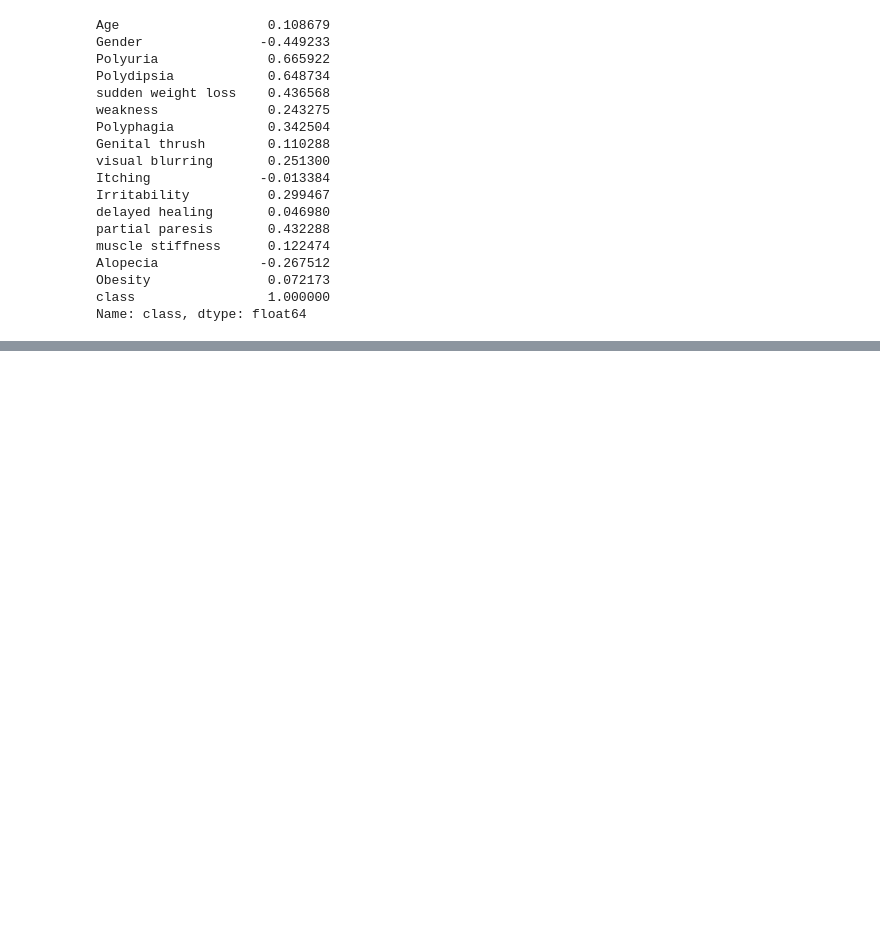
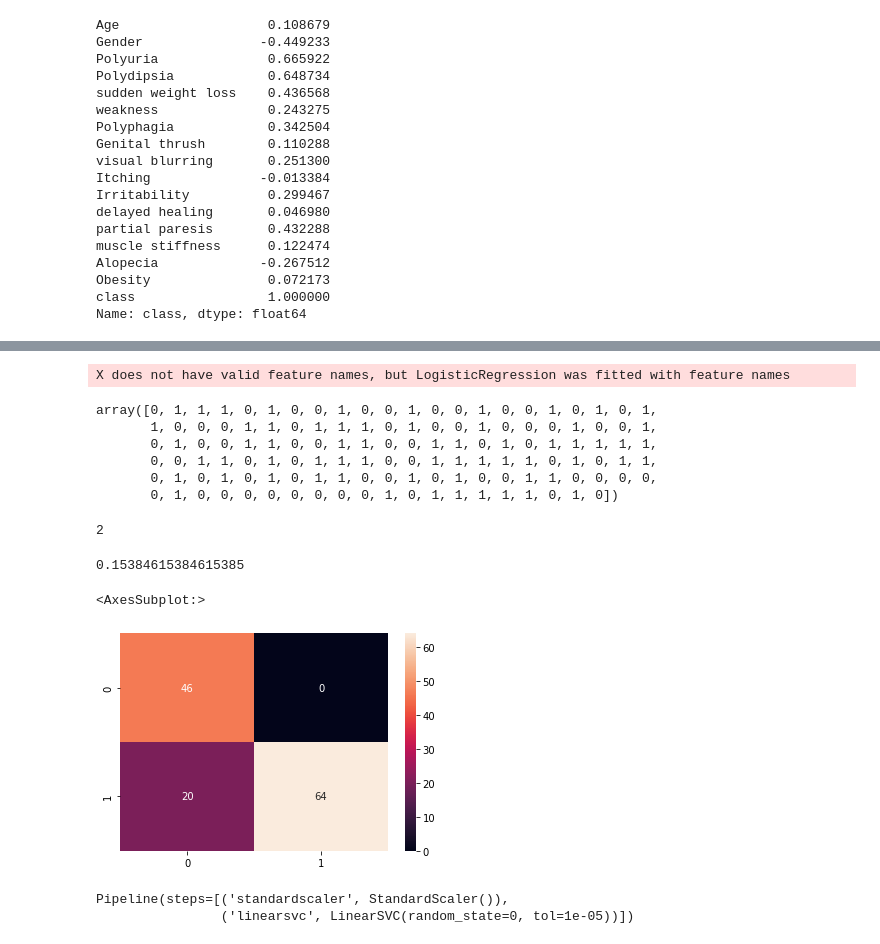
Before and after one commit to ryand0n/SC2022-BatchD-electric-pythons, a Jupyter notebook: Sophia Lee/Project EDA/EDA.ipynb, the cells around one changed output, grey strips where cells are left out. Drawn from its saved outputs; the diff is of its cells as text; code cells hidden in the pictures; blank space fills up the shorter version.

```diff
--- a/Sophia Lee/Project EDA/EDA.ipynb
+++ b/Sophia Lee/Project EDA/EDA.ipynb
@@ -209,3 +212,53 @@ fig = px.bar(corr_data, x='index', y=0, title="Correlaiton between Features and
 fig.show()
 # %% [output]
 [interactive output not drawn]
+# %%
+X = df.drop(['class','Age', 'weakness', 'Genital thrush', 'Itching', 'delayed healing', 'muscle stiffness', 'Obesity'], axis = 1)
+Y = df['class']
+# %%
+X_train,X_test, y_train, y_test = train_test_split(X, y, random_state = 42)
+# %%
+from sklearn.preprocessing import StandardScaler
+ss = StandardScaler()
+X_train = ss.fit_transform(X_train)
+X_test = ss.transform(X_test)
+# %%
+from sklearn.datasets import load_iris
+from sklearn.linear_model import LogisticRegression
+clf = LogisticRegression(random_state=0).fit(X, y)
+y_hat = clf.predict(X_test)
+# %% [output]
+X does not have valid feature names, but LogisticRegression was fitted with feature names
+# %%
+y_hat
+# %% [output]
+array([0, 1, 1, 1, 0, 1, 0, 0, 1, 0, 0, 1, 0, 0, 1, 0, 0, 1, 0, 1, 0, 1,
+       1, 0, 0, 0, 1, 1, 0, 1, 1, 1, 0, 1, 0, 0, 1, 0, 0, 0, 1, 0, 0, 1,
+       0, 1, 0, 0, 1, 1, 0, 0, 1, 1, 0, 0, 1, 1, 0, 1, 0, 1, 1, 1, 1, 1,
+       0, 0, 1, 1, 0, 1, 0, 1, 1, 1, 0, 0, 1, 1, 1, 1, 1, 0, 1, 0, 1, 1,
+       0, 1, 0, 1, 0, 1, 0, 1, 1, 0, 0, 1, 0, 1, 0, 0, 1, 1, 0, 0, 0, 0,
+       0, 1, 0, 0, 0, 0, 0, 0, 0, 0, 1, 0, 1, 1, 1, 1, 1, 0, 1, 0])
+# %%
+from sklearn.metrics import accuracy_score
+y_pred = [0, 2, 1, 3]
+y_true = [0, 1, 2, 3]
+accuracy_score(y_true, y_pred)
+0.5
+accuracy_score(y_true, y_pred, normalize=False)
+# %% [output]
+2
+# %%
+#Compute your MSE.
+total_squared_error = (np.sum((y_test - y_hat)**2)) #get the sum of all the errors (error = what we want (y_test) - what we predicted (y_hat))
+mean_squared_error = total_squared_error/len(y_test) #divide this by how many rows/observations we have
+print(mean_squared_error)
+# %% [output]
+0.15384615384615385
+# %%
+#Create a confusion matrix
+from sklearn.metrics import confusion_matrix
+import seaborn as sns
+sns.heatmap(confusion_matrix(y_test, y_hat), annot=True, fmt='g')
+# %% [output]
+<AxesSubplot:>
+[figure, added]
@@ -211,0 +270,6 @@ fig.show()
+# %%
+clf = make_pipeline(StandardScaler(),LinearSVC(random_state=0, tol=1e-5))
+clf.fit(X, y)
+# %% [output]
+Pipeline(steps=[('standardscaler', StandardScaler()),
+                ('linearsvc', LinearSVC(random_state=0, tol=1e-05))])
```
Also changed, not shown: parts of 21 cells of this notebook, 31 other files.
